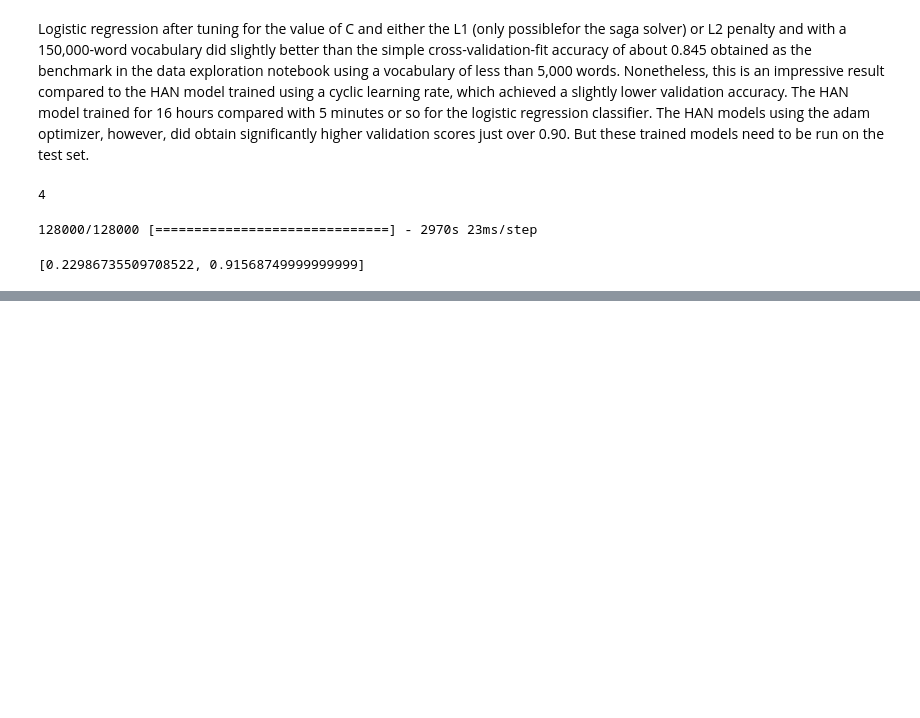
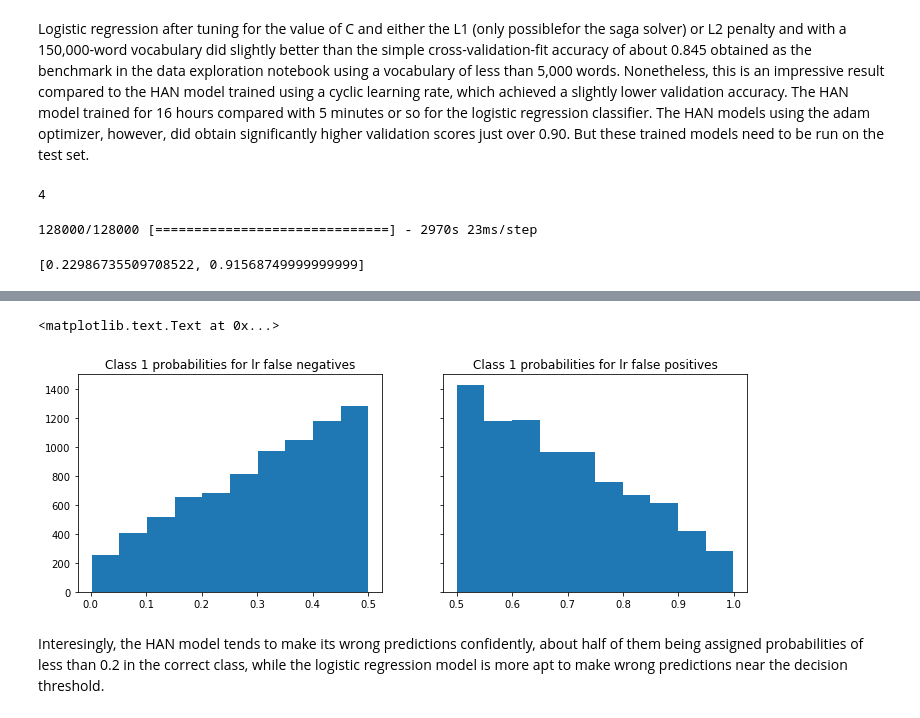
Before and after one commit to vincegiorno/fake_news, a Jupyter notebook: fn5_model_evaluation.ipynb, the cells around one changed output, grey strips where cells are left out. Cells and saved outputs as stored; diff of their text form; code cells hidden in the pictures; blank space fills up the shorter version.

```diff
--- a/fn5_model_evaluation.ipynb
+++ b/fn5_model_evaluation.ipynb
@@ -225,0 +286,15 @@ array([ 0.98672044,  0.98276808])
+# %%
+lr_false_pos = probs['lr_1'].where((probs['actual'] == 0) & (probs['lr_1'] >= 0.5), np.nan)
+lr_false_neg = probs['lr_1'].where((probs['actual'] == 1) & (probs['lr_0'] >= 0.5), np.nan)
+lr_false_pos.dropna(inplace=True)
+lr_false_neg.dropna(inplace=True)
+f, (ax1, ax2) = plt.subplots(1, 2, figsize=(12, 4), sharey=True)
+ax1.hist(lr_false_neg)
+ax1.set_title('Class 1 probabilities for lr false negatives')
+ax2.hist(lr_false_pos)
+ax2.set_title('Class 1 probabilities for lr false positives')
+# %% [output]
+<matplotlib.text.Text at 0x...>
+[figure, added]
+# %% [markdown]
+Interesingly, the HAN model tends to make its wrong predictions confidently, about half of them being assigned probabilities of less than 0.2 in the correct class, while the logistic regression model is more apt to make wrong predictions near the decision threshold.
```
Also changed, not shown: parts of 40 cells of this notebook.
